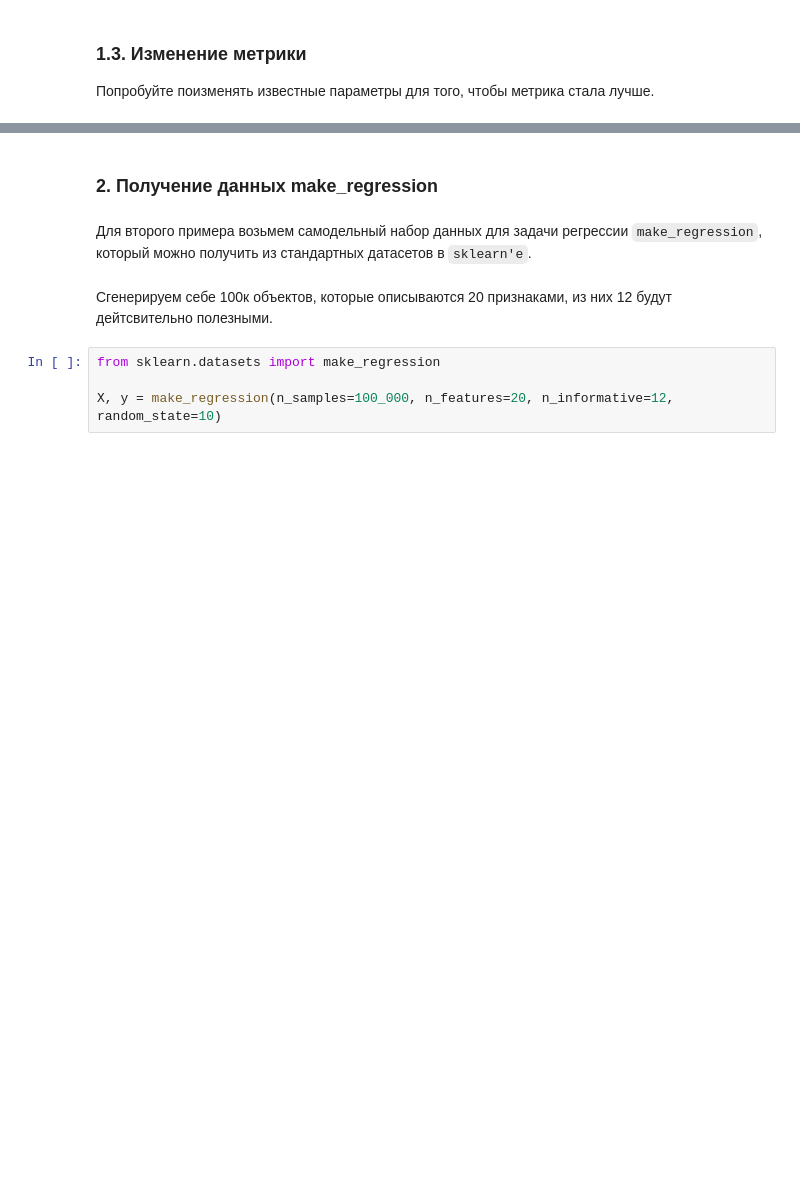
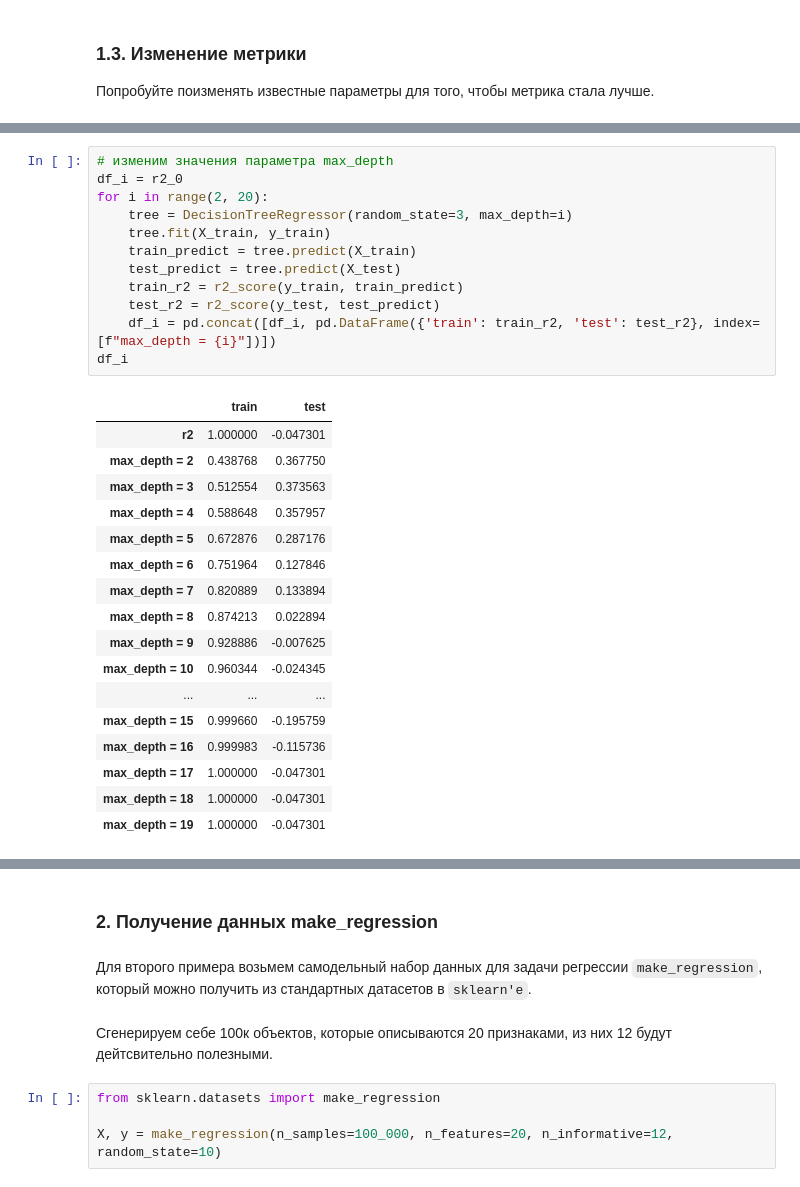
Before and after one commit to BalshowAndrew/ml_studying, a Jupyter notebook: aml/01_feml/ponomareva_practice_decision_tree_stop_criteria.ipynb, the cells around one changed output, grey strips where cells are left out. Drawn from its saved outputs; the diff is of its cells as text; blank space fills up the shorter version.

```diff
--- a/aml/01_feml/ponomareva_practice_decision_tree_stop_criteria.ipynb
+++ b/aml/01_feml/ponomareva_practice_decision_tree_stop_criteria.ipynb
@@ -97,0 +157,30 @@ X_train.shape, y_train.shape, X_test.shape, y_test.shape
+# %%
+# изменим значения параметра max_depth
+df_i = r2_0
+for i in range(2, 20):
+    tree = DecisionTreeRegressor(random_state=3, max_depth=i)
+    tree.fit(X_train, y_train)
+    train_predict = tree.predict(X_train)
+    test_predict = tree.predict(X_test)
+    train_r2 = r2_score(y_train, train_predict)
+    test_r2 = r2_score(y_test, test_predict)
+    df_i = pd.concat([df_i, pd.DataFrame({'train': train_r2, 'test': test_r2}, index=[f"max_depth = {i}"])])
+df_i
+# %% [output]
+|  | train | test |
+| r2 | 1.000000 | -0.047301 |
+| max_depth = 2 | 0.438768 | 0.367750 |
+| max_depth = 3 | 0.512554 | 0.373563 |
+| max_depth = 4 | 0.588648 | 0.357957 |
+| max_depth = 5 | 0.672876 | 0.287176 |
+| max_depth = 6 | 0.751964 | 0.127846 |
+| max_depth = 7 | 0.820889 | 0.133894 |
+| max_depth = 8 | 0.874213 | 0.022894 |
+| max_depth = 9 | 0.928886 | -0.007625 |
+| max_depth = 10 | 0.960344 | -0.024345 |
+| ... | ... | ... |
+| max_depth = 15 | 0.999660 | -0.195759 |
+| max_depth = 16 | 0.999983 | -0.115736 |
+| max_depth = 17 | 1.000000 | -0.047301 |
+| max_depth = 18 | 1.000000 | -0.047301 |
+| max_depth = 19 | 1.000000 | -0.047301 |
```
Also changed, not shown: parts of 16 cells of this notebook.
